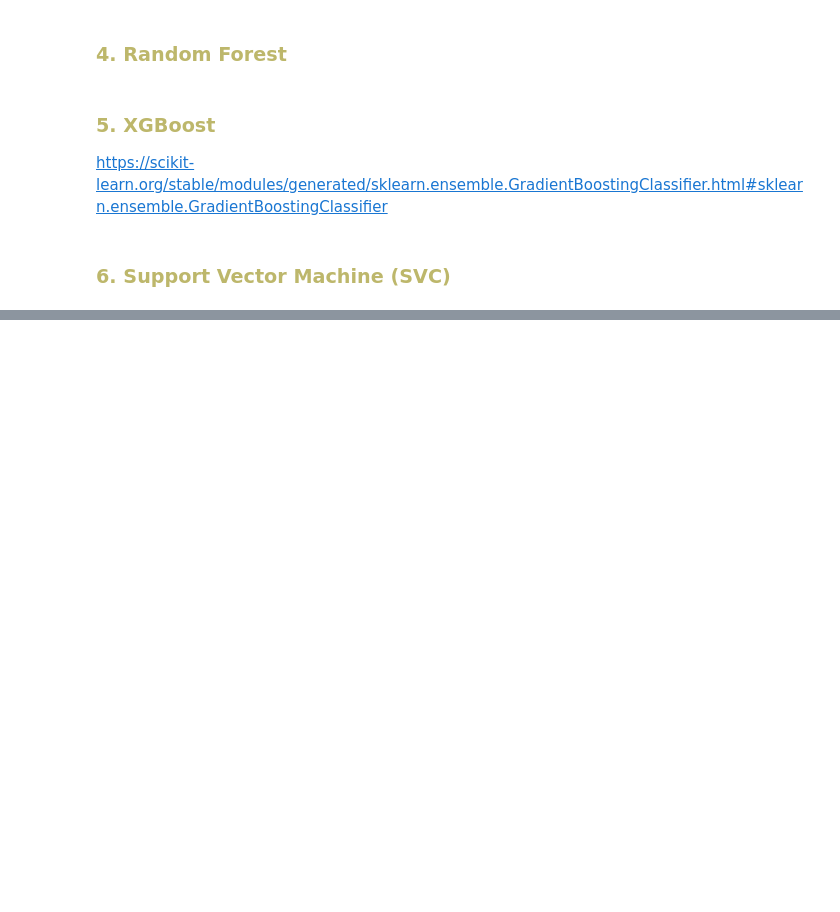
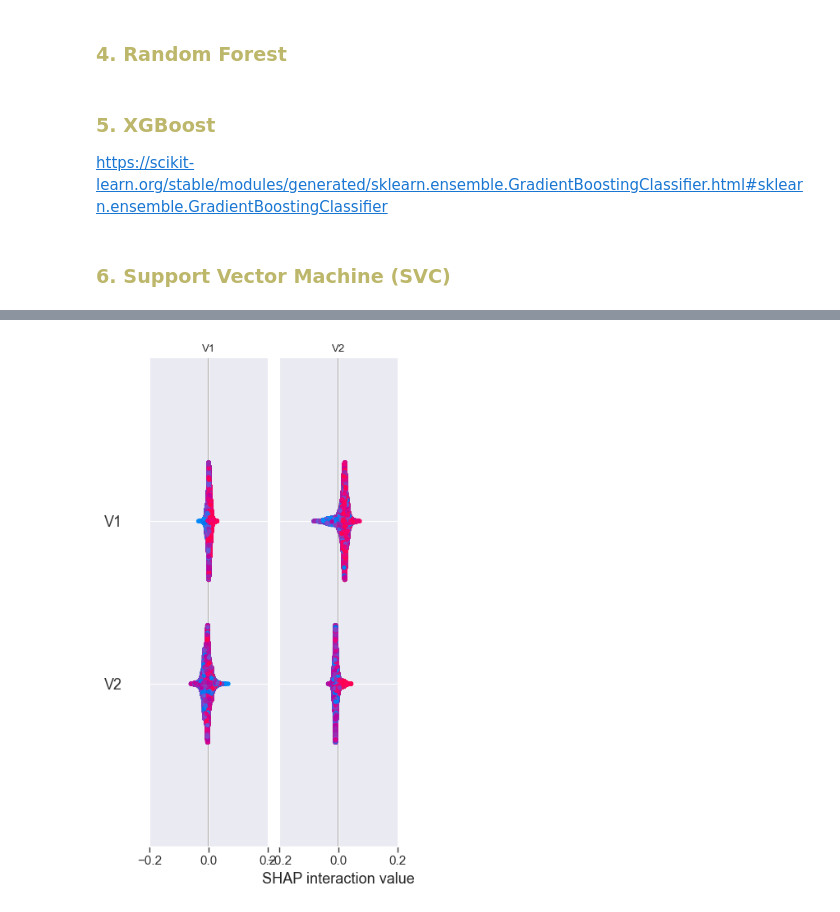
Before and after one commit to yvonnevydao/Credit_Fraud_Detection, a Jupyter notebook: credit_fraud_detection.ipynb, the cells around one changed output, grey strips where cells are left out. Saved outputs shown, nothing was run; the diff lists cells and outputs as text; code cells hidden in the pictures; blank space fills up the shorter version.

```diff
--- a/credit_fraud_detection.ipynb
+++ b/credit_fraud_detection.ipynb
@@ -1349,0 +1367,10 @@ https://www.analyticsvidhya.com/blog/2023/02/how-to-save-and-load-machine-learni
+# %%
+import shap
+
+explainer = shap.Explainer(RF_model)
+
+shap_values = explainer.shap_values(X_test)
+
+shap.summary_plot(shap_values, X_test)
+# %% [output]
+[figure, added]
```
Also changed, not shown: parts of 66 cells of this notebook.
